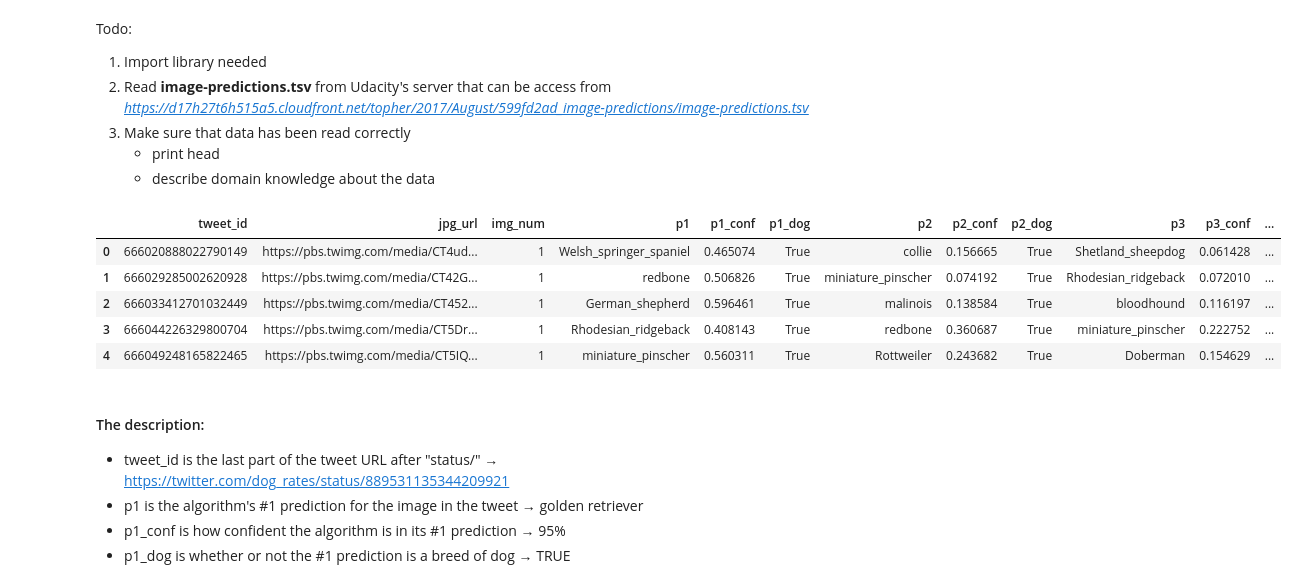
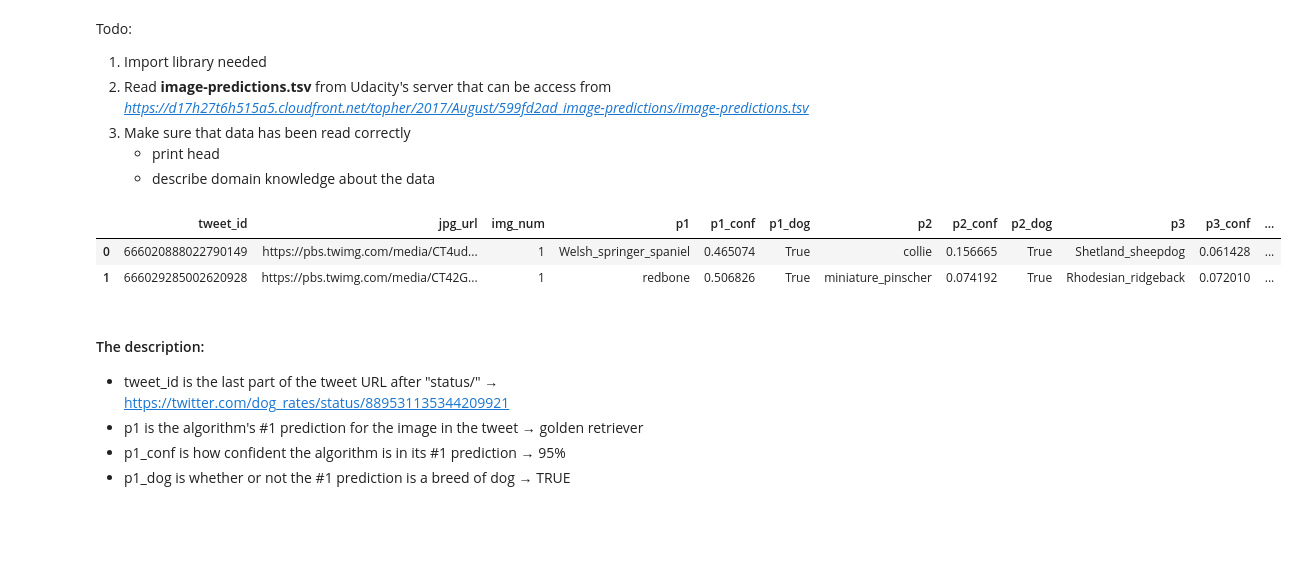
Before and after one commit to RyMey/Wrangling-WeRateDogs, a Jupyter notebook: Data Wrangling Project.ipynb, the cells around one changed output. Drawn from its saved outputs; the diff is of its cells as text; code cells hidden in the pictures; blank space fills up the shorter version.

```diff
--- a/Data Wrangling Project.ipynb
+++ b/Data Wrangling Project.ipynb
@@ -42,15 +66,12 @@ with open('image-predictions.tsv', mode ='wb') as file:
     file.write(response.content)
 # %%
 #Read TSV file
-image_prediction_df = pd.read_csv('image-predictions.tsv', sep='\t' )
-image_prediction_df.head()
+image_prediction_df = pd.read_csv('data_udacity/image-predictions.tsv', sep='\t' )
+image_prediction_df.head(2)
 # %% [output]
 |  | tweet_id | jpg_url | img_num | p1 | p1_conf | p1_dog | p2 | p2_conf | p2_dog | p3 | p3_conf | ... |
 | 0 | 666020888022790149 | https://pbs.twimg.com/media/CT4ud... | 1 | Welsh_springer_spaniel | 0.465074 | True | collie | 0.156665 | True | Shetland_sheepdog | 0.061428 | ... |
 | 1 | 666029285002620928 | https://pbs.twimg.com/media/CT42G... | 1 | redbone | 0.506826 | True | miniature_pinscher | 0.074192 | True | Rhodesian_ridgeback | 0.072010 | ... |
-| 2 | 666033412701032449 | https://pbs.twimg.com/media/CT452... | 1 | German_shepherd | 0.596461 | True | malinois | 0.138584 | True | bloodhound | 0.116197 | ... |
-| 3 | 666044226329800704 | https://pbs.twimg.com/media/CT5Dr... | 1 | Rhodesian_ridgeback | 0.408143 | True | redbone | 0.360687 | True | miniature_pinscher | 0.222752 | ... |
-| 4 | 666049248165822465 | https://pbs.twimg.com/media/CT5IQ... | 1 | miniature_pinscher | 0.560311 | True | Rottweiler | 0.243682 | True | Doberman | 0.154629 | ... |
 # %% [markdown]
 #### The description:
 - tweet_id is the last part of the tweet URL after "status/" → https://twitter.com/dog_rates/status/889531135344209921
```
Also changed, not shown: parts of 149 cells of this notebook.
